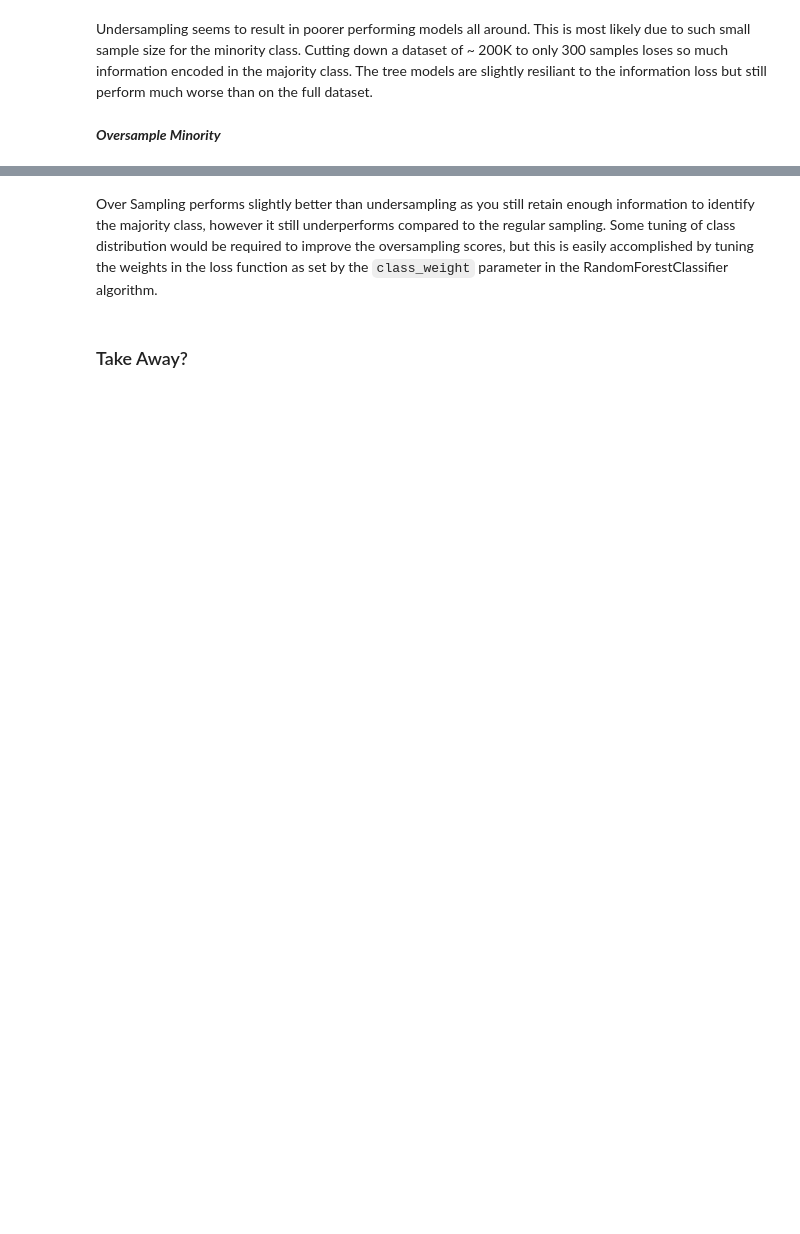
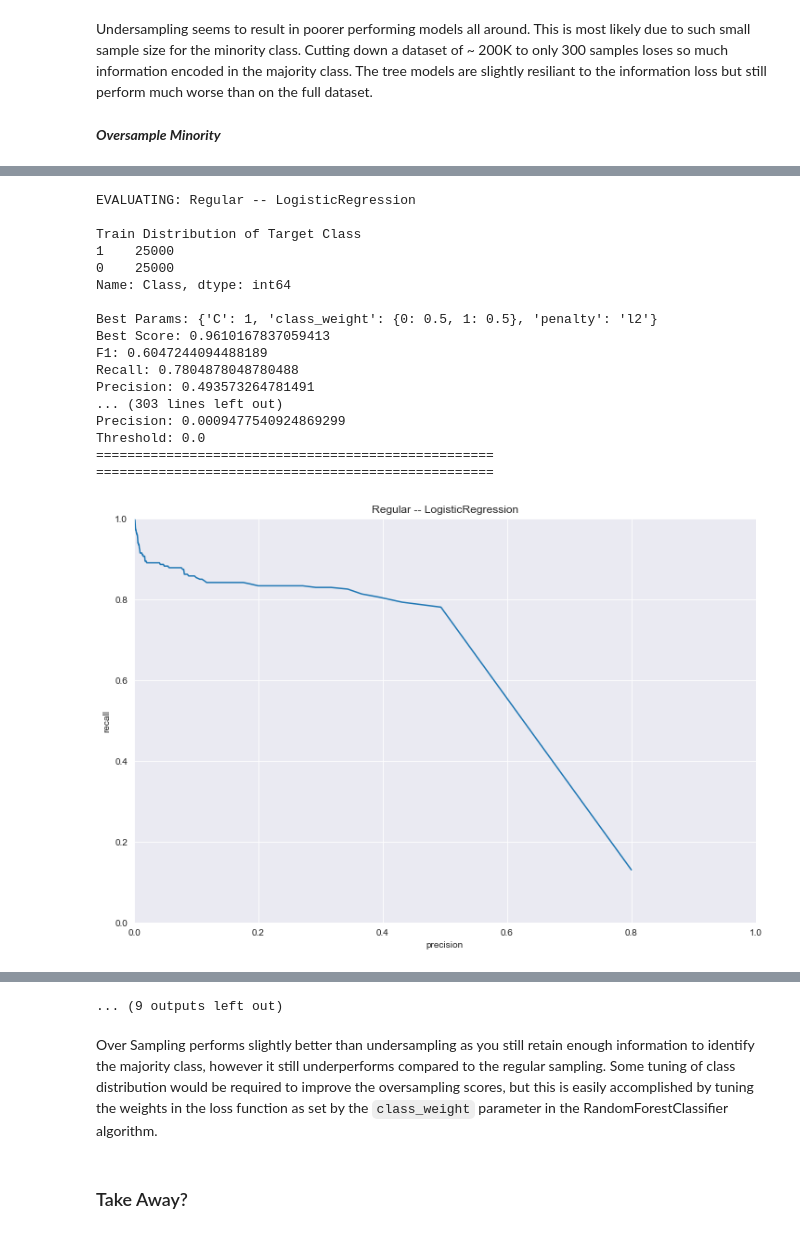
Before and after one commit to rshap91/credit_card_fraud, a Jupyter notebook: Classifiers.ipynb, the cells around one changed output, grey strips where cells are left out. Cells and saved outputs as stored; diff of their text form; code cells hidden in the pictures; blank space fills up the shorter version.

```diff
--- a/Classifiers.ipynb
+++ b/Classifiers.ipynb
@@ -801,0 +255,32 @@ for k, (mod,x,y,stats) in results_os.items():
+# %%
+transforms_labels = zip([df, scaled_df, deskewed, scaled_df, deskewed],
+                        ['Regular', 'Scaled', 'De-Skewed', 'No Outliers', 'De-Skewed - No Outliers'])
+
+clf_params = clf_params = list(zip([LogisticRegression(), RandomForestClassifier(random_state = SEED),
+                  ExtraTreesClassifier(random_state = SEED),KNeighborsClassifier()],
+                 [lr_params, tree_params,tree_params,knn_params]))
+
+
+results_os = mh.test_all_models(transforms_labels, clf_params,
+                                {'n_oversample':50000}, ['Time', 'Class'], frac_add_random_noise=0.5, seed=SEED)
+
+save_best_models(results_os, 'oversampled')
+# %% [output]
+EVALUATING: Regular -- LogisticRegression
+
+Train Distribution of Target Class
+1    25000
+0    25000
+Name: Class, dtype: int64
+
+Best Params: {'C': 1, 'class_weight': {0: 0.5, 1: 0.5}, 'penalty': 'l2'}
+Best Score: 0.9610167837059413
+F1: 0.6047244094488189
+Recall: 0.7804878048780488
+Precision: 0.493573264781491
+... (303 lines left out)
+Precision: 0.0009477540924869299
+Threshold: 0.0
+===================================================
+===================================================
+[figure, added]
@@ -802,3 +297,4 @@ for k, (mod,x,y,stats) in results_os.items():
+... (9 outputs left out)
 # %% [markdown]
 Over Sampling performs slightly better than undersampling as you still retain enough information to identify the majority class, however it still underperforms compared to the regular sampling. Some tuning of
 class distribution would be required to improve the oversampling scores, but this is easily accomplished by tuning the weights in the loss function as set by the `class_weight` parameter in the RandomForestClassifier algorithm.
```
Also changed, not shown: parts of 20 cells of this notebook, 3 other files.
